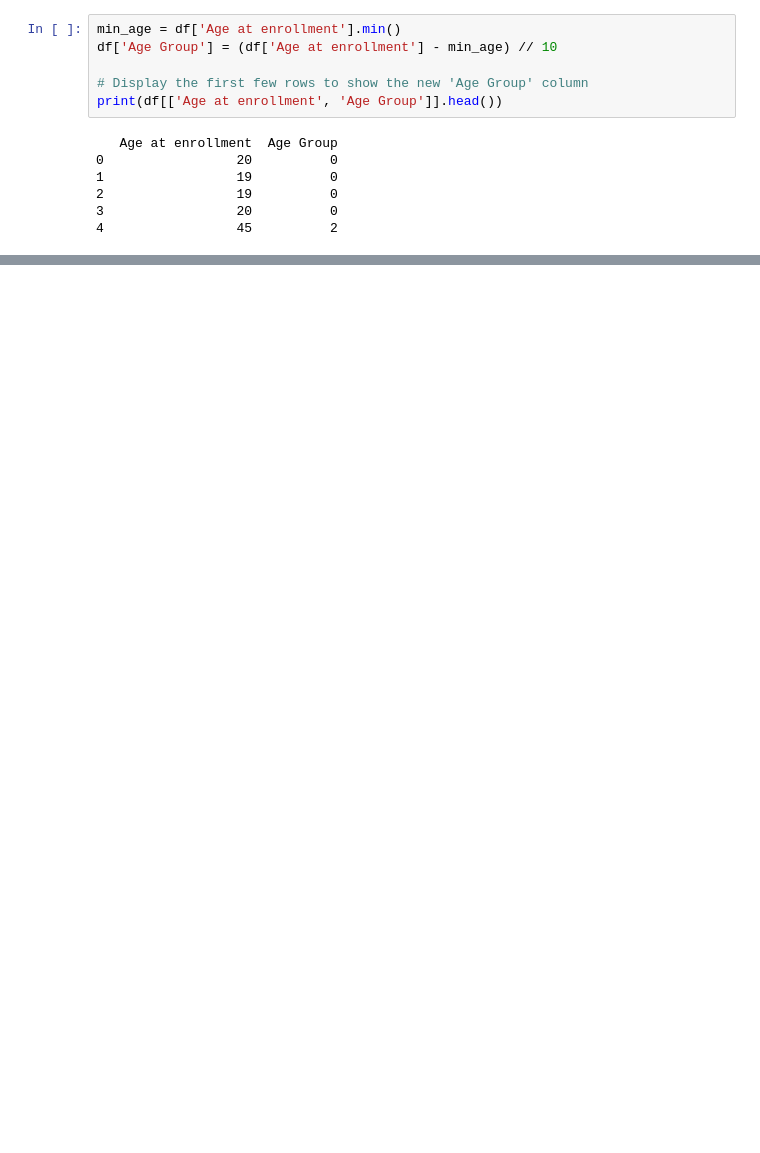
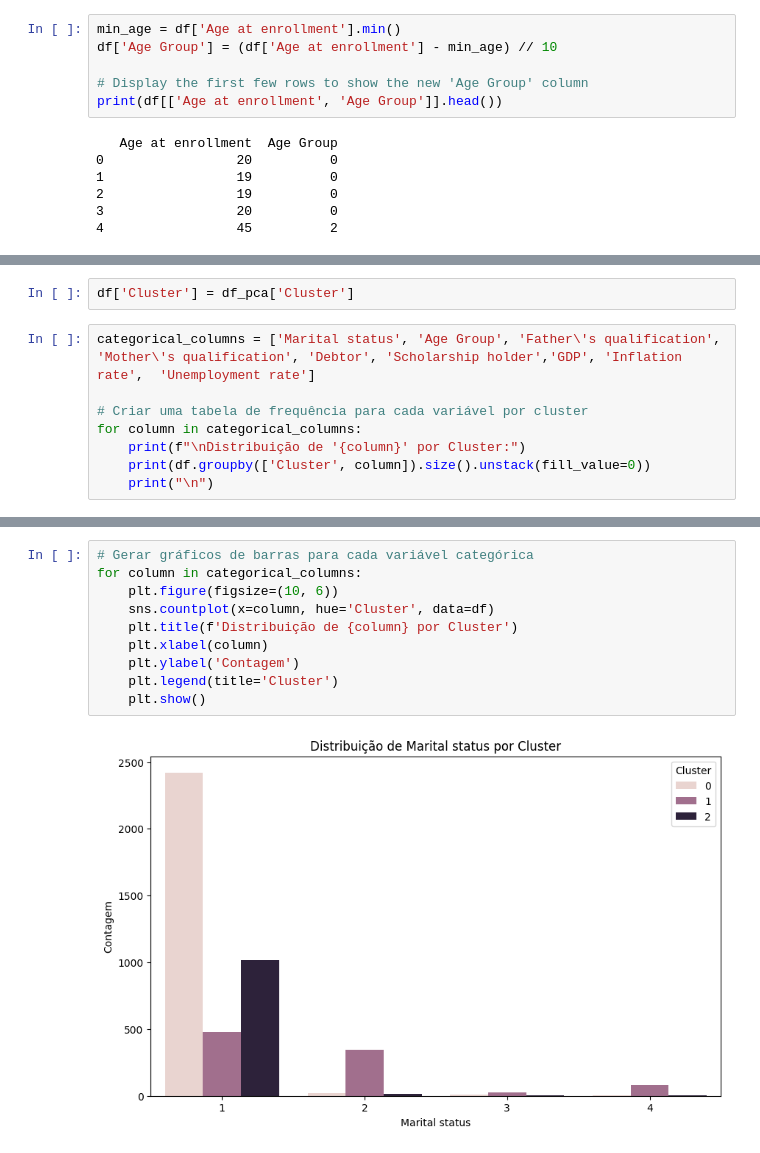
Before and after one commit to liviaxrs/PISI3_grupo04_2024.2, a Jupyter notebook: notebook/Clusterização_Lucas.ipynb, the cells around one changed output, grey strips where cells are left out. Drawn from its saved outputs; the diff is of its cells as text; blank space fills up the shorter version.

```diff
--- a/notebook/Clusterização_Lucas.ipynb
+++ b/notebook/Clusterização_Lucas.ipynb
@@ -264,0 +297,10 @@ visualize_clusters(reprovados, 'Reprovados')
+# %%
+df['Cluster'] = df_pca['Cluster']
+# %%
+categorical_columns = ['Marital status', 'Age Group', 'Father\'s qualification', 'Mother\'s qualification', 'Debtor', 'Scholarship holder','GDP', 'Inflation rate',  'Unemployment rate']
+
+# Criar uma tabela de frequência para cada variável por cluster
+for column in categorical_columns:
+    print(f"\nDistribuição de '{column}' por Cluster:")
+    print(df.groupby(['Cluster', column]).size().unstack(fill_value=0))
+    print("\n")
@@ -264,0 +325,12 @@ visualize_clusters(reprovados, 'Reprovados')
+# %%
+# Gerar gráficos de barras para cada variável categórica
+for column in categorical_columns:
+    plt.figure(figsize=(10, 6))
+    sns.countplot(x=column, hue='Cluster', data=df)
+    plt.title(f'Distribuição de {column} por Cluster')
+    plt.xlabel(column)
+    plt.ylabel('Contagem')
+    plt.legend(title='Cluster')
+    plt.show()
+# %% [output]
+[figure, added]
```
Also changed, not shown: parts of 22 cells of this notebook.
